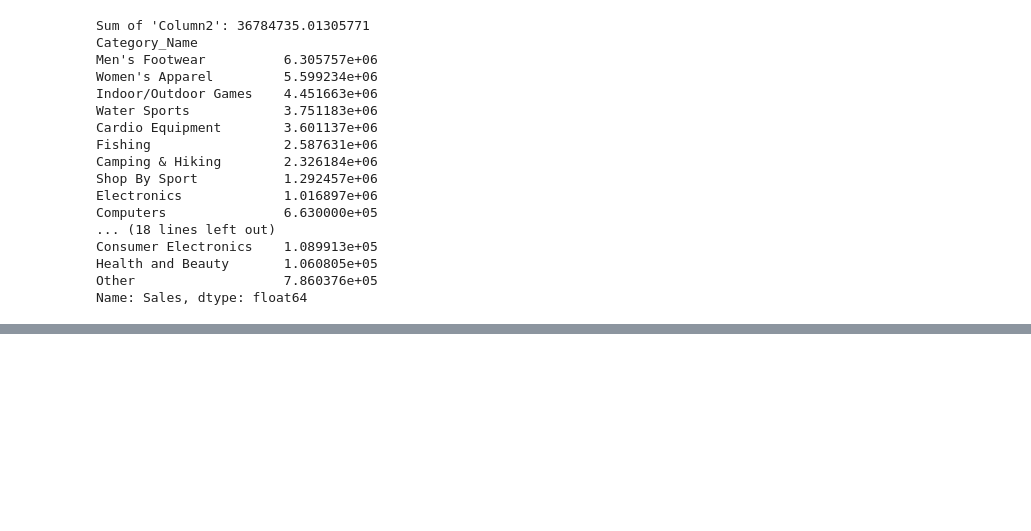
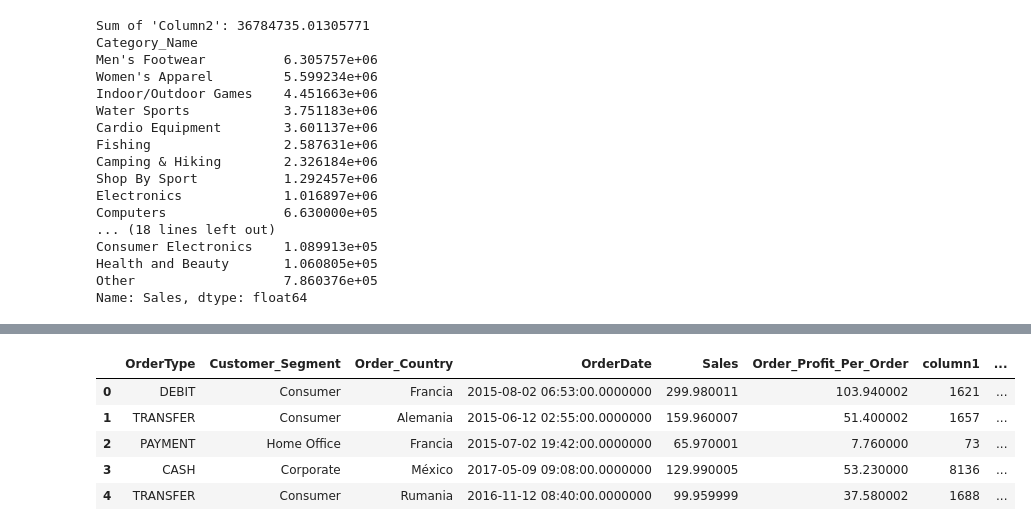
Before and after one commit to CCNY-Analytics-and-Quant/Branly_BAF23, a Jupyter notebook: Final Project.ipynb, the cells around one changed output, grey strips where cells are left out. Drawn from its saved outputs; the diff is of its cells as text; code cells hidden in the pictures; blank space fills up the shorter version.

```diff
--- a/Final Project.ipynb
+++ b/Final Project.ipynb
@@ -324,0 +403,25 @@ Name: Sales, dtype: float64
+# %%
+df3 = pd.read_csv("/Users/branly/Desktop/Python Project/OrderID.csv")
+
+aggregate3 = {
+    #'Category_Name': list,
+    'Sales': 'last',
+    'Order_Id': 'last',
+    'Order_Profit_Per_Order': 'last',
+    'Customer_Segment': 'last',
+    'OrderDate':'last',
+
+
+
+}
+
+df_3 = df3.groupby('column1').agg(aggregate3).reset_index()
+
+df3.head()
+# %% [output]
+|  | OrderType | Customer_Segment | Order_Country | OrderDate | Sales | Order_Profit_Per_Order | column1 | ... |
+| 0 | DEBIT | Consumer | Francia | 2015-08-02 06:53:00.0000000 | 299.980011 | 103.940002 | 1621 | ... |
+| 1 | TRANSFER | Consumer | Alemania | 2015-06-12 02:55:00.0000000 | 159.960007 | 51.400002 | 1657 | ... |
+| 2 | PAYMENT | Home Office | Francia | 2015-07-02 19:42:00.0000000 | 65.970001 | 7.760000 | 73 | ... |
+| 3 | CASH | Corporate | México | 2017-05-09 09:08:00.0000000 | 129.990005 | 53.230000 | 8136 | ... |
+| 4 | TRANSFER | Consumer | Rumania | 2016-11-12 08:40:00.0000000 | 99.959999 | 37.580002 | 1688 | ... |
```
Also changed, not shown: parts of 5 cells of this notebook.
